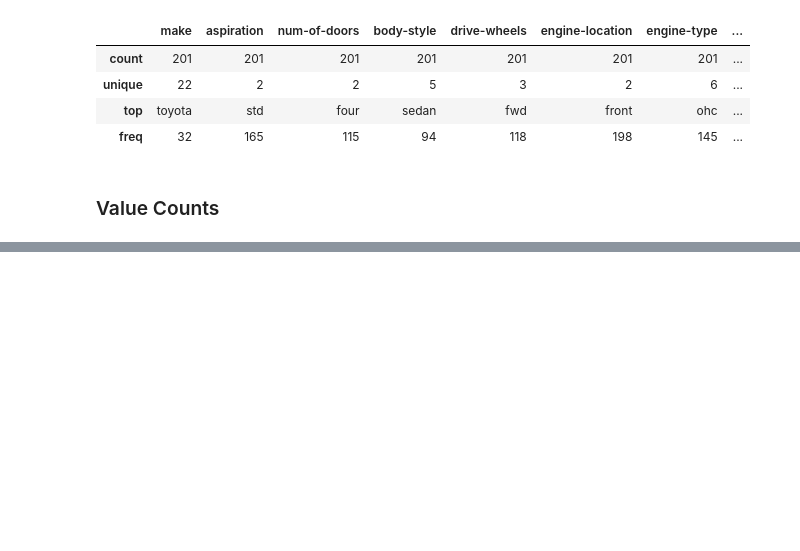
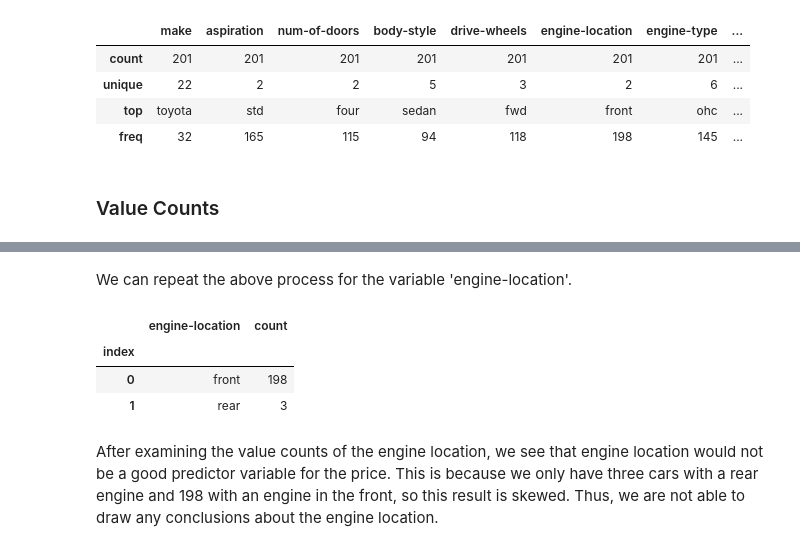
Before and after one commit to VishSeran/Data-Preprocessing-ML, a Jupyter notebook: UseCarPricing.ipynb, the cells around one changed output, grey strips where cells are left out. Cells and saved outputs as stored; diff of their text form; code cells hidden in the pictures; blank space fills up the shorter version.

```diff
--- a/UseCarPricing.ipynb
+++ b/UseCarPricing.ipynb
@@ -213,0 +253,14 @@ See https://pandas.pydata.org/docs/user_guide/migration-3-strings.html#string-mi
+# %% [markdown]
+We can repeat the above process for the variable 'engine-location'.
+# %%
+engine_location_counts = df['engine-location'].value_counts().to_frame()
+engine_location_counts.reset_index(inplace=True)
+engine_location_counts.index.name = 'index'
+engine_location_counts
+# %% [output]
+|  | engine-location | count |
+| index |  |  |
+| 0 | front | 198 |
+| 1 | rear | 3 |
+# %% [markdown]
+<p>After examining the value counts of the engine location, we see that engine location would not be a good predictor variable for the price. This is because we only have three cars with a rear engine and 198 with an engine in the front, so this result is skewed. Thus, we are not able to draw any conclusions about the engine location.</p>
```
Also changed, not shown: parts of 6 cells of this notebook.
